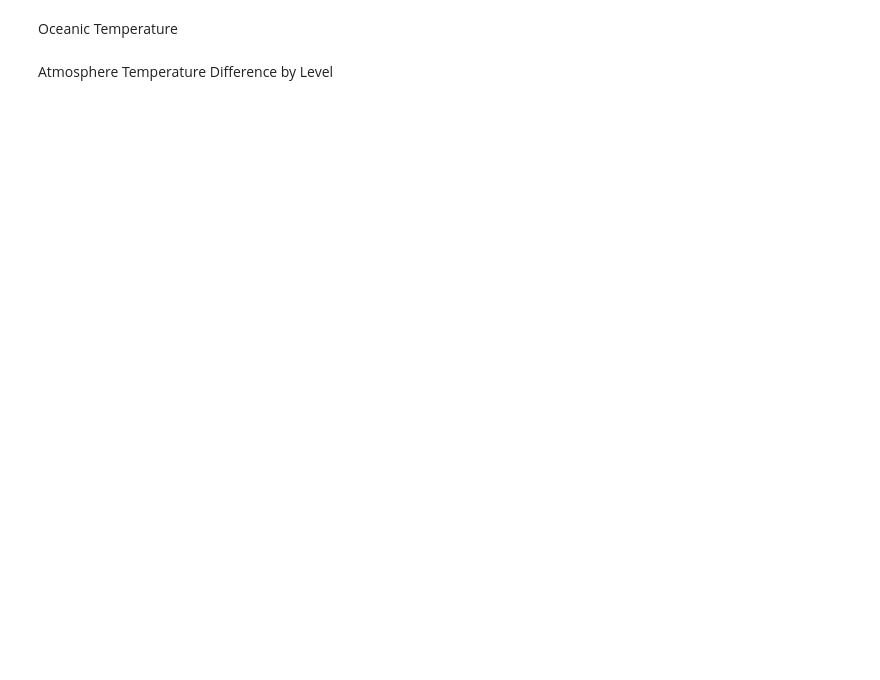
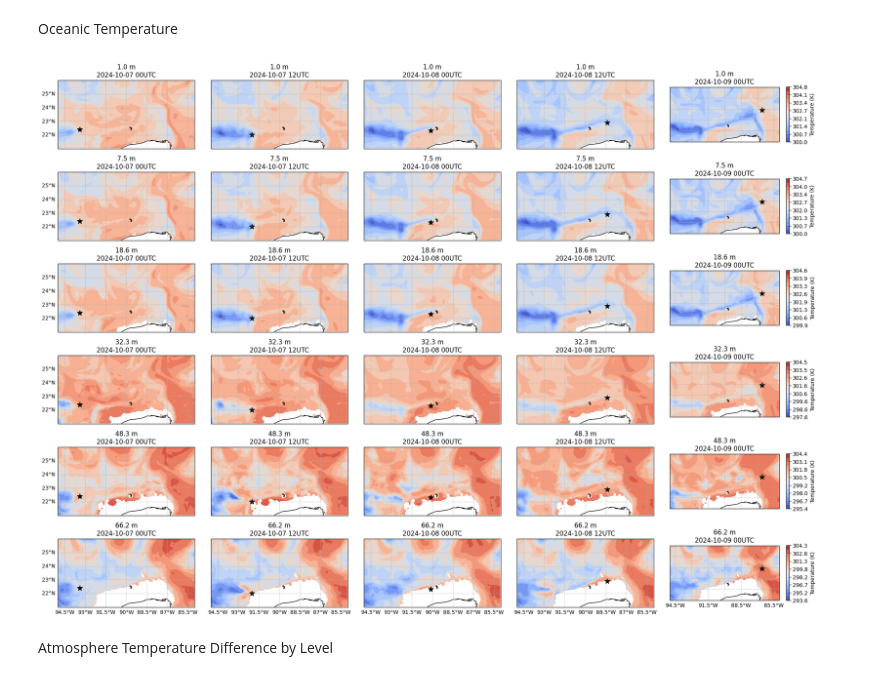
Before and after one commit to SeanBarnier/HAFS_Air-Sea, a Jupyter notebook: tempMaps.ipynb, the cells around one changed output. Drawn from its saved outputs; the diff is of its cells as text; code cells hidden in the pictures; blank space fills up the shorter version.

```diff
--- a/tempMaps.ipynb
+++ b/tempMaps.ipynb
@@ -150,41 +203,47 @@ for valid, atmAxColumn in zip(fcastTimes, atmAxes):
 # %% [markdown]
 Oceanic Temperature
 # %%
-oceFig = plt.figure(figsize=(len(fcastTimes)*5,len(oceLayers)*7))
+oceFig = plt.figure(figsize=(len(fcastTimes)*5,len(oceLayers)*6))
 oceAxes = [[oceFig.add_axes([xcorner, ycorner, xWidth-buffer, yWidth-buffer], projection=ccrs.PlateCarree()) for ycorner in ycorners] for xcorner in xcorners]
 
 contourLevs = {layer:["Empty"] for layer in atmLayers}
 
 for valid, oceAxColumn in zip(fcastTimes, oceAxes):
 
   fhour = str(int((valid-initTime).total_seconds() / 3600))
   while len(fhour) < 3: fhour = "0" + fhour
 
   oceFile = "mom6_" + initStr + initHour + "_f" + fhour + ".nc"
   ocePath = dataPath + "mom6Output/" + subfolder + oceFile
   oceData = xr.open_dataset(ocePath, decode_times=False)
 
   for oceLayer, oceAx in zip(oceLayers, oceAxColumn):
 
     oceSlice = oceData.isel(z_l=oceLayer).sel(xh=slice(lonMin, lonMax), yh=slice(latMin, latMax), time=oceData.time.data[0])
 
     temp = oceSlice.temp.data + 273.15
     if "Empty" in contourLevs[oceLayer]: contourLevs[oceLayer] = [round(l, 1) for l in np.linspace(min(temp[np.isnan(temp)==False])-1, max(temp[np.isnan(temp)==False])+1, 15)]
 
     tempContour = oceAx.contourf(oceSlice.xh.data, oceSlice.yh.data, temp, cmap="coolwarm", transform=ccrs.PlateCarree(),
                                 extent=[lonMin, lonMax, latMin, latMax], levels=contourLevs[oceLayer])
-    oceFig.colorbar(tempContour, shrink=0.8)
+    if valid == fcastTimes[-1]: oceFig.colorbar(tempContour, shrink=0.8, label="Temperature (K)")
 
-    oceAx.scatter(tcLocs[valid][1], tcLocs[valid][0], marker="*", color="black", s=75, transform=ccrs.PlateCarree())
+    oceAx.scatter(tcLocs[valid][1], tcLocs[valid][0], marker="*", color="black", s=100, transform=ccrs.PlateCarree())
+
+    gridLabels = []
+    if oceLayer == oceLayers[-1]: gridLabels.append("bottom")
+    if valid == fcastTimes[0]: gridLabels.append("left")
+    oceAx.gridlines(draw_labels=gridLabels, alpha=0.5)
 
     oceAx.add_feature(cft.COASTLINE)
     oceAx.add_feature(cft.BORDERS)
-    oceAx.gridlines(draw_labels=["left", "bottom"], alpha=0.5)
     oceAx.set_title(f"{round(oceData.z_l.data[oceLayer],1)} m\n{valid.strftime('%Y-%m-%d %HUTC')}")
 
     oceAx.set_extent([lonMin, lonMax, latMin, latMax])
 
 #oceFig.suptitle(f"Initialized {initTime.strftime('%Y-%m-%d %HUTC')}")
+# %% [output]
+[figure, added]
 # %% [markdown]
 Atmosphere Temperature Difference by Level
 # %%
```
Also changed, not shown: parts of 14 cells of this notebook.
